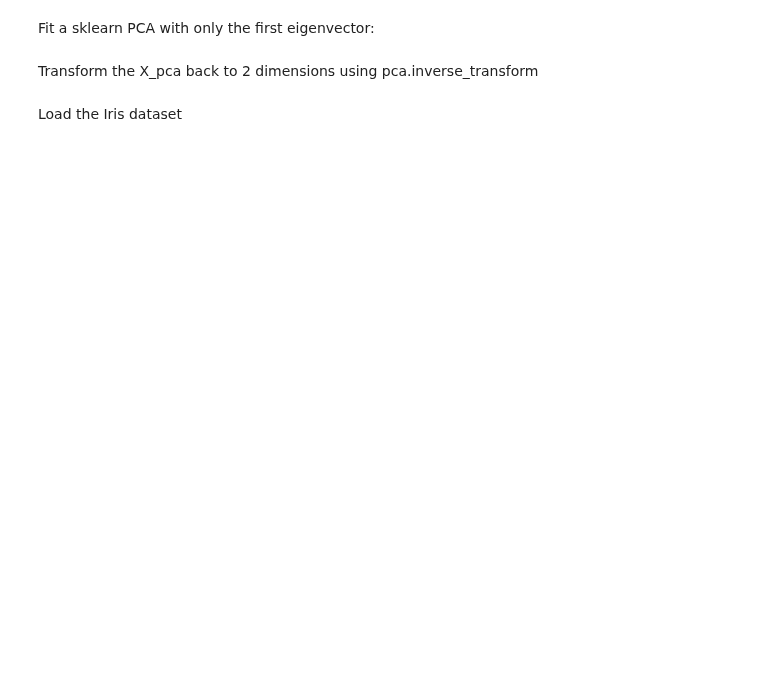
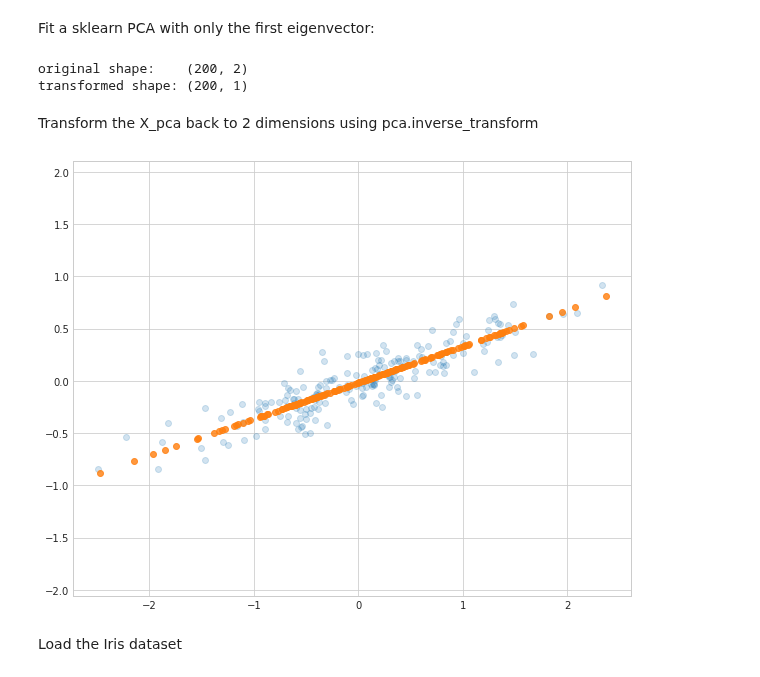
Before and after one commit to ivalencius/Machine_learning_INF264, a Jupyter notebook: Homework/7/Hw7_INF264_2021_template.ipynb, the cells around one changed output. Drawn from its saved outputs; the diff is of its cells as text; code cells hidden in the pictures; blank space fills up the shorter version.

```diff
--- a/Homework/7/Hw7_INF264_2021_template.ipynb
+++ b/Homework/7/Hw7_INF264_2021_template.ipynb
@@ -14,8 +17,7 @@ with plt.style.context('seaborn-whitegrid'):
 # %% [markdown]
 Use sklearn's PCA to find 2 principal components on the X
 # %%
-from sklearn.decomposition import PCA
 # TODO
 # Fit a PCA with 2 components on the X (n_components=2)
-pca = ...
-...
+pca = PCA(n_components=2)
+pca.fit(X1)
@@ -58,22 +66,26 @@ with plt.style.context('seaborn-whitegrid'):
 # %% [markdown]
 Fit a sklearn PCA with only the first eigenvector:
 # %%
-pca = ....
-.....
-X_pca = .....
+pca = PCA(n_components=1)
+X_pca = pca.fit_transform(X1)
 print("original shape:   ", X1.shape)
 print("transformed shape:", X_pca.shape)
+# %% [output]
+original shape:    (200, 2)
+transformed shape: (200, 1)
 # %% [markdown]
 Transform the X_pca back to 2 dimensions using pca.inverse_transform
 # %%
 # TODO
 # transform the X_pca back to two dimensions using pca.inverse_transform
-X_new = ....
+X_new = pca.inverse_transform(X_pca)
 with plt.style.context('seaborn-whitegrid'):
     plt.figure(figsize=(10,8))
-    plt.scatter(X[:, 0], X[:, 1], alpha=0.2)
+    plt.scatter(X1[:, 0], X1[:, 1], alpha=0.2)
     plt.scatter(X_new[:, 0], X_new[:, 1], alpha=0.8)
     plt.axis('equal');
+# %% [output]
+[figure, added]
 # %% [markdown]
 Load the Iris dataset
 # %%
```
Also changed, not shown: parts of 17 cells of this notebook.
